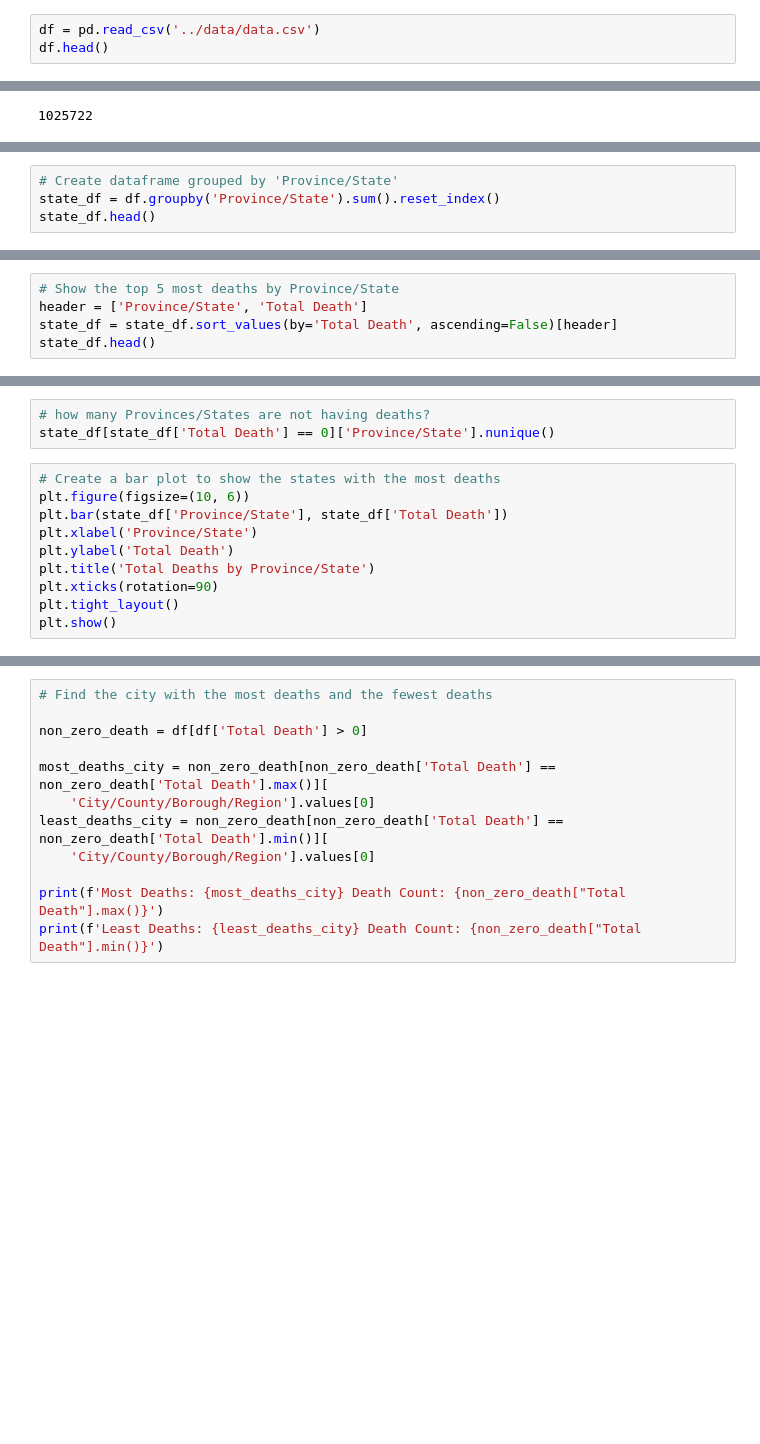
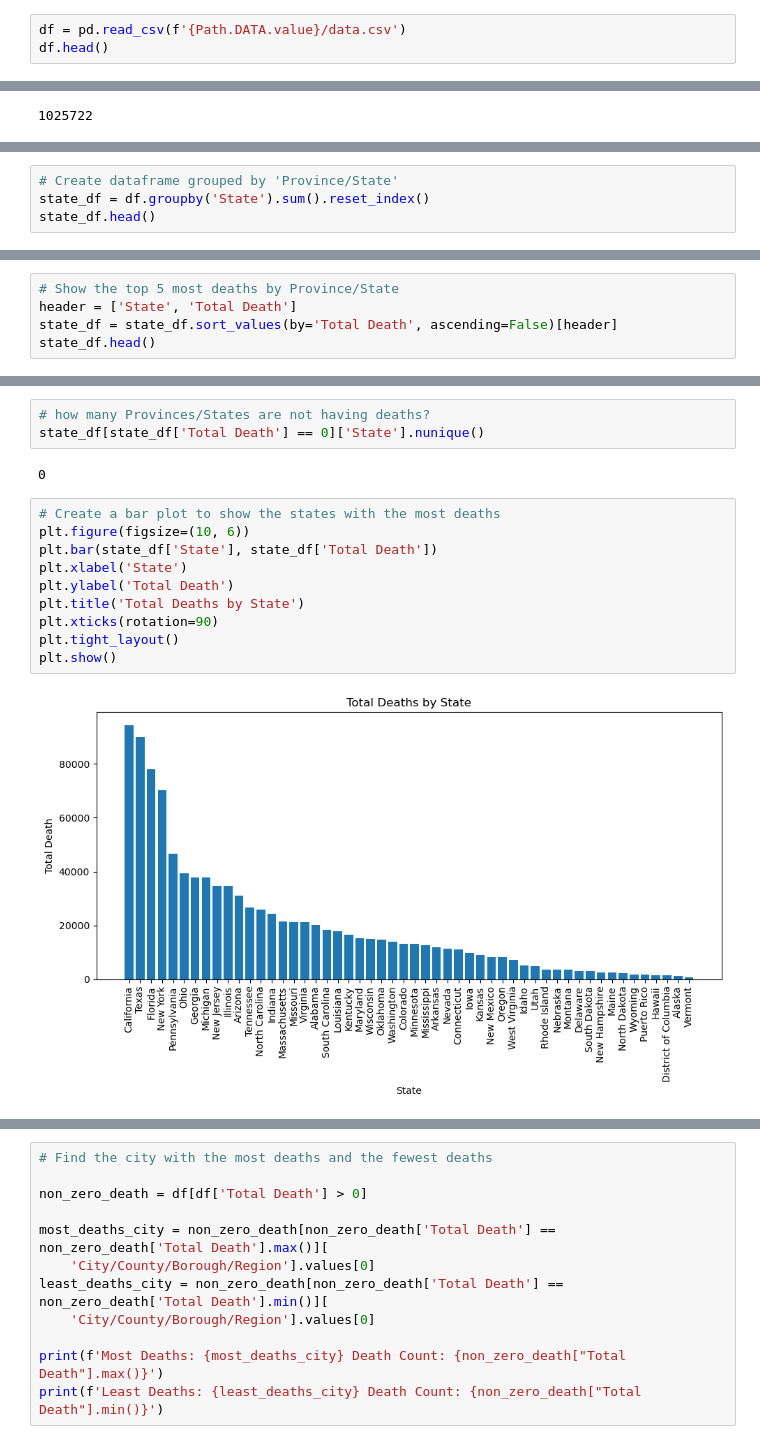
Before and after one commit to AppleBoiy/cs203-c19-analysis, a Jupyter notebook: code/preview/summarize.ipynb, the cells around one changed output, grey strips where cells are left out. Saved outputs shown, nothing was run; the diff lists cells and outputs as text; blank space fills up the shorter version.

```diff
--- a/code/preview/summarize.ipynb
+++ b/code/preview/summarize.ipynb
@@ -5,5 +7,5 @@ import numpy as np
 # %%
-df = pd.read_csv('../data/data.csv')
+df = pd.read_csv(f'{Path.DATA.value}/data.csv')
 df.head()
 # %% [output]
 |  | State | City/County/Borough/Region | Date | Total Death | Total Confirmed | Death Rate |
@@ -24,4 +26,4 @@ KeyError: 'Province/State'
 # %%
 # Create dataframe grouped by 'Province/State'
-state_df = df.groupby('Province/State').sum().reset_index()
+state_df = df.groupby('State').sum().reset_index()
 state_df.head()
@@ -28,5 +37,5 @@ state_df.head()
 # %%
 # Show the top 5 most deaths by Province/State
-header = ['Province/State', 'Total Death']
+header = ['State', 'Total Death']
 state_df = state_df.sort_values(by='Total Death', ascending=False)[header]
 state_df.head()
@@ -33,16 +49,20 @@ state_df.head()
 # %%
 # how many Provinces/States are not having deaths?
-state_df[state_df['Total Death'] == 0]['Province/State'].nunique()
+state_df[state_df['Total Death'] == 0]['State'].nunique()
+# %% [output]
+0
 # %%
 # Create a bar plot to show the states with the most deaths
 plt.figure(figsize=(10, 6))
-plt.bar(state_df['Province/State'], state_df['Total Death'])
-plt.xlabel('Province/State')
+plt.bar(state_df['State'], state_df['Total Death'])
+plt.xlabel('State')
 plt.ylabel('Total Death')
-plt.title('Total Deaths by Province/State')
+plt.title('Total Deaths by State')
 plt.xticks(rotation=90)
 plt.tight_layout()
 plt.show()
+# %% [output]
+[figure, added]
 # %%
 # Calculate the percentage of deaths for each province/state
 total_deaths = state_df['Total Death'].sum()
```
Also changed, not shown: parts of 7 cells of this notebook, 10 other files.
